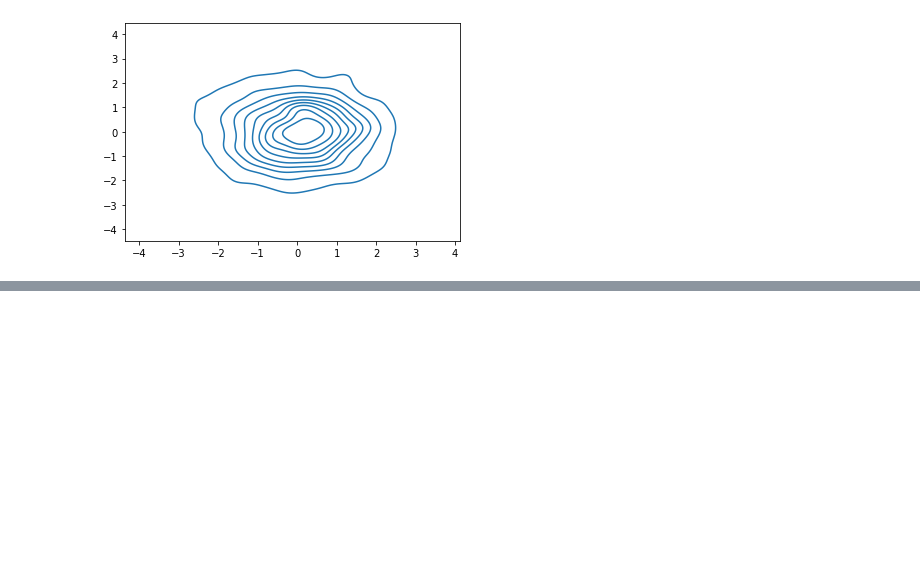
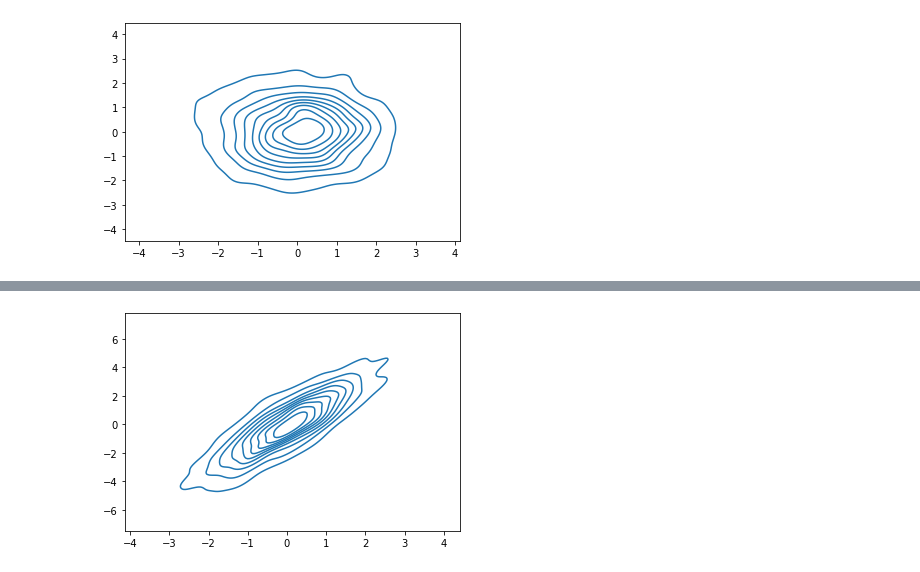
Before and after one commit to MatthiasHerp/mctm_pytorch, a Jupyter notebook: demo.ipynb, the cells around one changed output, grey strips where cells are left out. Saved outputs shown, nothing was run; the diff lists cells and outputs as text; code cells hidden in the pictures; blank space fills up the shorter version.

```diff
--- a/demo.ipynb
+++ b/demo.ipynb
@@ -414,0 +237,9 @@ print(torch.mean(torch.cov(z[:,(2,1)])).item())
+# %%
+z, log_d = decorr.forward(y)
+y_hat, log_d = decorr.forward(z, inverse=True)
+
+y_hat = y_hat.detach().numpy()
+sns.kdeplot(x=y_hat[:,0], y=y_hat[:,1])
+plt.show()
+# %% [output]
+[figure, added]
```
Also changed, not shown: parts of 22 cells of this notebook, 1 other file.
